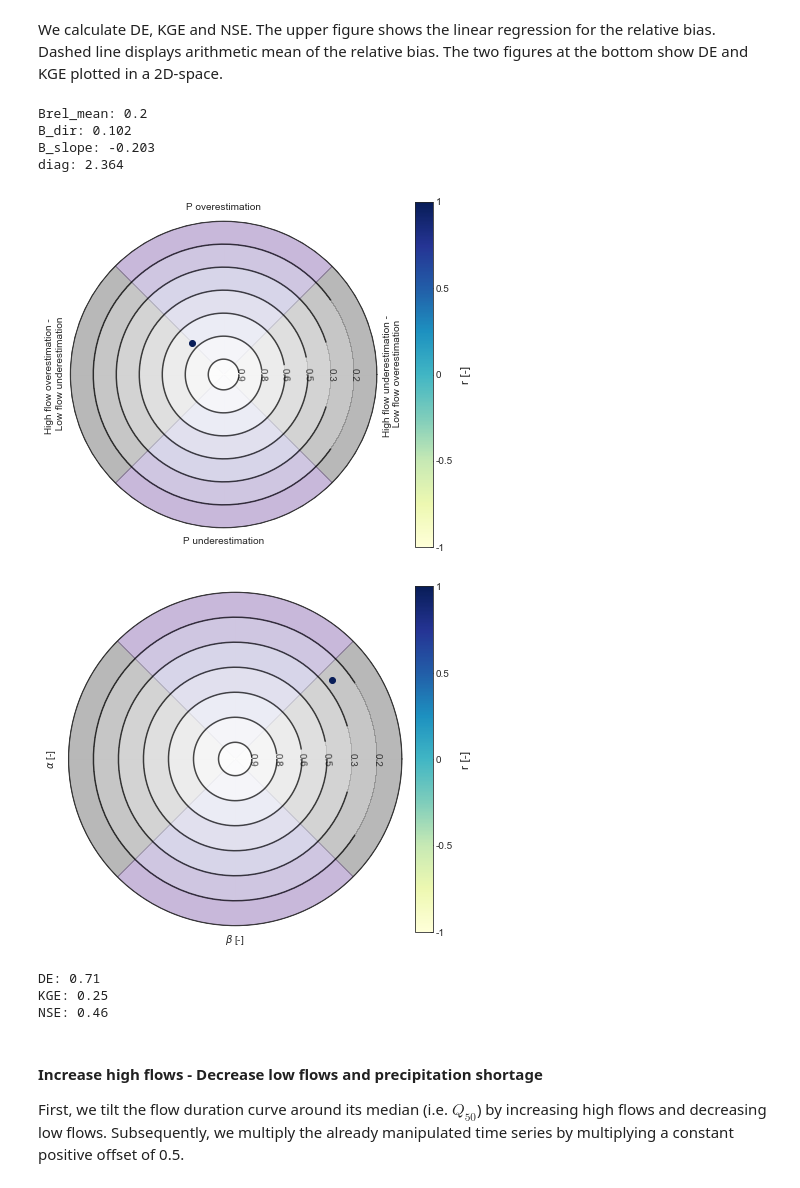
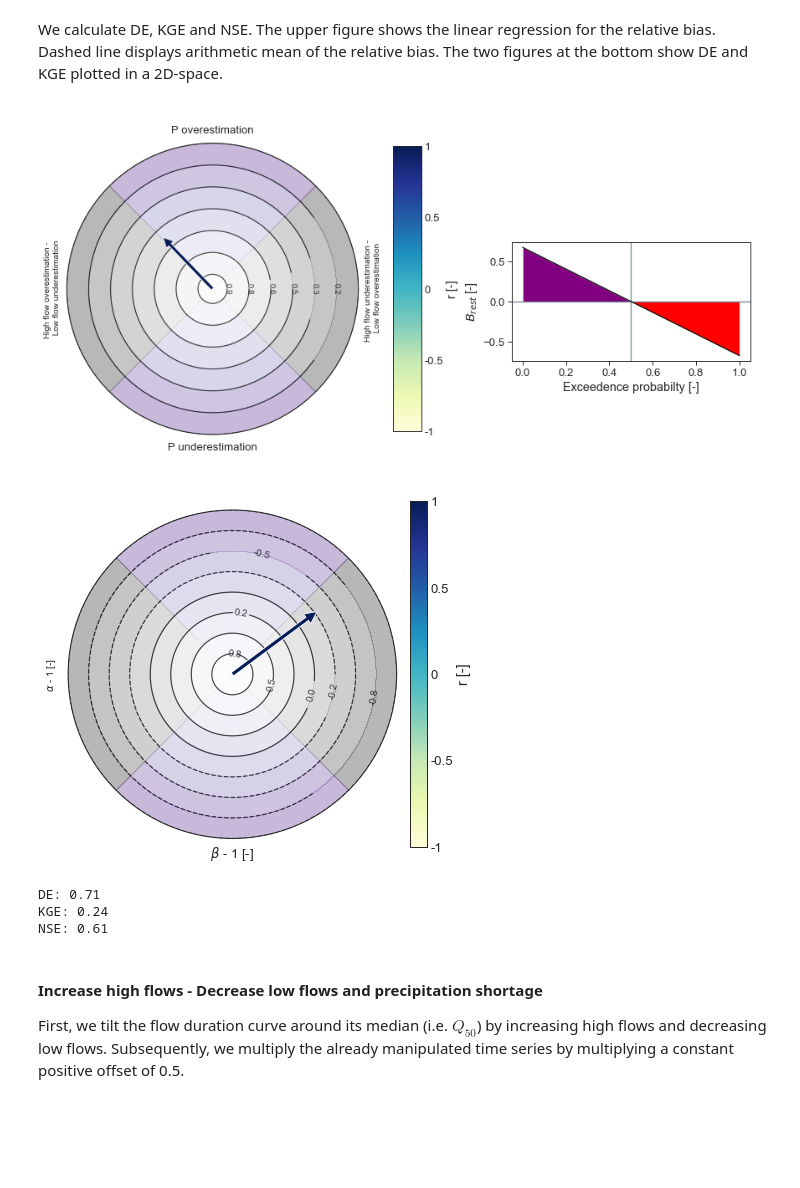
Before and after one commit to Hydrology-IFH/diag-eff, a Jupyter notebook: examples.ipynb, the cells around one changed output. Cells and saved outputs as stored; diff of their text form; code cells hidden in the pictures; blank space fills up the shorter version.

```diff
--- a/examples.ipynb
+++ b/examples.ipynb
@@ -46,8 +35,8 @@ First, we import a daily observed streamflow time series and plot the time serie
 # Import a function that deals with paths properly, regardless of OS
 from pathlib import Path
 
-path = Path('/Users/robinschwemmle/Desktop/PhD/diagnostic_model_efficiency/examples/data/9960682_Q_1970_2012.csv')
+path = Path('/Users/robinschwemmle/Desktop/PhD/diagnostic_model_efficiency/examples/camels_example_data/07373000_streamflow_qc.csv')
 #path = Path('/Users/robo/Desktop/PhD/de/examples/data/9960682_Q_1970_2012.csv')
-df_ts = util.import_ts(path, sep=';') # import observed time series
+df_ts = util.import_camels_ts(path, sep=';') # import observed time series
 de.plot_ts(df_ts)
 # %% [output]
@@ -545,8 +502,8 @@ First, we tilt the flow duration curve around its median (i.e. $Q_{50}$) by incr
 obs_sim = pd.DataFrame(index=df_ts.index, columns=['Qobs', 'Qsim'])
 obs_sim.loc[:, 'Qobs'] = df_ts.loc[:, 'Qobs']
 tsp = df_ts.copy()
-tsp.iloc[:, 0] = de.pos_shift_ts(tsp.iloc[:, 0].values, offset=1.2)  # positive offset
-tsd = de.highover_lowunder(tsp.copy(), prop=0.34)  # disaggregated time series
+tsp.iloc[:, 0] = de.pos_shift_ts(tsp.iloc[:, 0].values, offset=1.35)  # positive offset
+tsd = de.highover_lowunder(tsp.copy(), prop=0.5)  # disaggregated time series
 obs_sim.loc[:, 'Qsim'] = tsd.iloc[:, 0].values  # positive offset
 de.fdc_obs_sim(obs_sim['Qobs'], obs_sim['Qsim'])
 de.plot_obs_sim(obs_sim['Qobs'], obs_sim['Qsim'])
@@ -558,21 +515,17 @@ We calculate DE, KGE and NSE. The upper figure shows the linear regression for t
 # %%
 # make numpy arrays
 obs_arr = obs_sim['Qobs'].values  # observed time series
 sim_arr = obs_sim['Qsim'].values  # manipulated time series
 
 sig_de = de.calc_de(obs_arr, sim_arr)  # Diagnostic-Efficiency
 sig_kge = de.calc_kge(obs_arr, sim_arr) # Kling-Gupta-Efficiency
 sig_nse = de.calc_nse(obs_arr, sim_arr)  # Nash-Sutcliffe-Efficiency
 
-de.vis2d_de(obs_arr, sim_arr)  # polar plot of Diagnostic efficiency
+de.vis2d_de(obs_arr, sim_arr, extended=True)  # polar plot of Diagnostic efficiency
 de.vis2d_kge(obs_arr, sim_arr)  # polar plot of Kling-Gupta efficiency
 # %% [output]
-Brel_mean: 0.2
-B_dir: 0.102
-B_slope: -0.203
-diag: 2.364
-[figure, old version]
+[figure, new version]
-[figure, old version]
+[figure, new version]
 # %%
 # print NSE on the screen
 str_sig_de = 'DE: {}'.format(np.round(sig_de, decimals=2))
@@ -587,8 +540,8 @@ str_sig_nse = 'NSE: {}'.format(np.round(sig_nse, decimals=2))
 print(str_sig_nse)
 # %% [output]
 DE: 0.71
-KGE: 0.25
-NSE: 0.46
+KGE: 0.24
+NSE: 0.61
 # %% [markdown]
 #### Increase high flows - Decrease low flows and precipitation shortage
 First, we tilt the flow duration curve around its median (i.e. $Q_{50}$) by increasing high flows and decreasing low flows. Subsequently, we multiply the already manipulated time series by multiplying a constant positive offset of 0.5.
```
Also changed, not shown: parts of 41 cells of this notebook, 7 other files.
